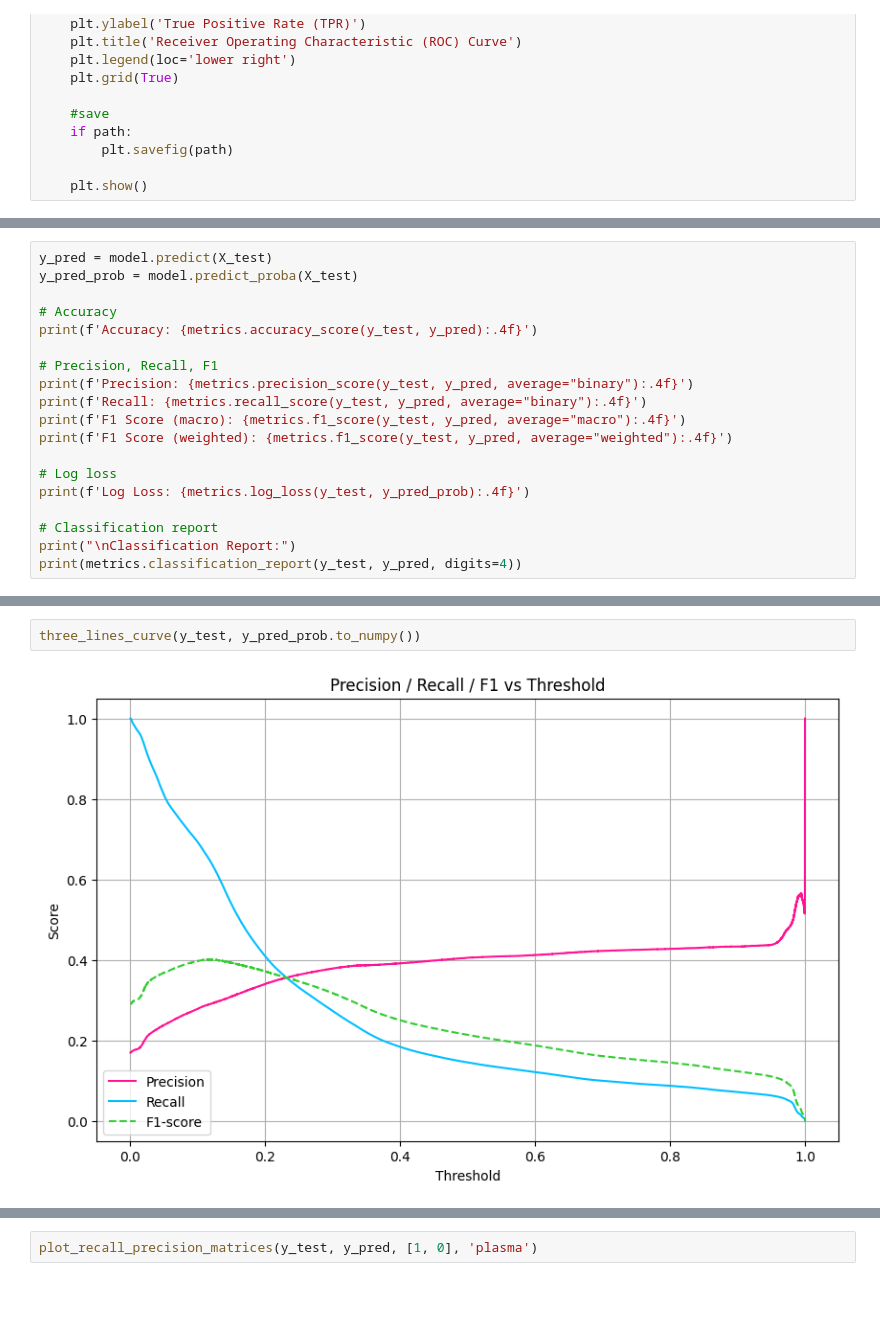
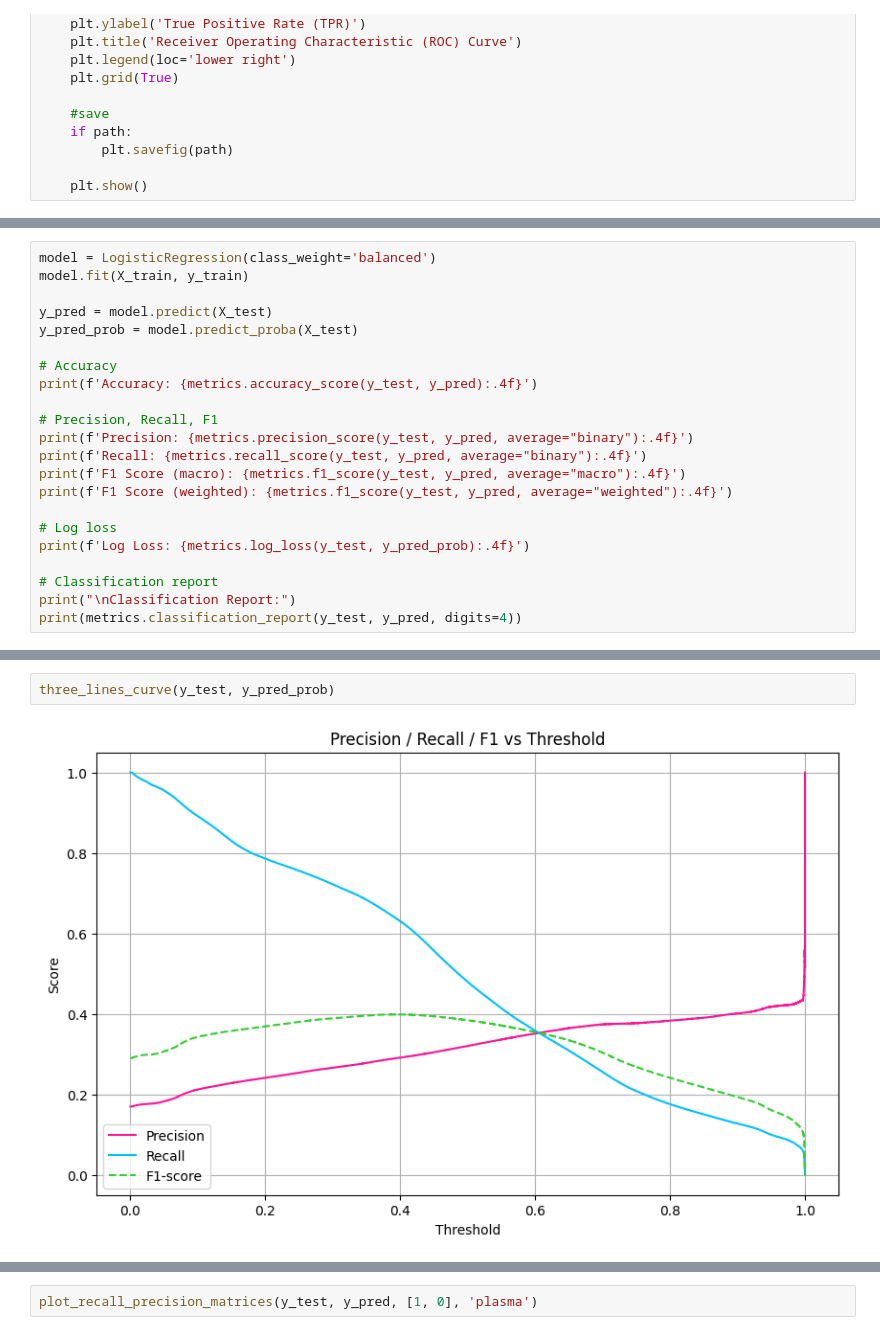
Before and after one commit to xiaoMing-04/FairyTale, a Jupyter notebook: model.ipynb, the cells around one changed output, grey strips where cells are left out. Cells and saved outputs as stored; diff of their text form; blank space fills up the shorter version.

```diff
--- a/model.ipynb
+++ b/model.ipynb
@@ -488,4 +483,7 @@ LogisticRegression()
 # %%
+model = LogisticRegression(class_weight='balanced')
+model.fit(X_train, y_train)
+
 y_pred = model.predict(X_test)
 y_pred_prob = model.predict_proba(X_test)
 
@@ -534,5 +532,5 @@ plot_recall_precision_matrices(y_test, y_pred, [1, 0], 'plasma')
 # %%
-three_lines_curve(y_test, y_pred_prob.to_numpy())
+three_lines_curve(y_test, y_pred_prob)
 # %% [output]
-[figure, old version]
+[figure, new version]
 # %% [markdown]
```
Also changed, not shown: parts of 116 cells of this notebook, 1 other file.
